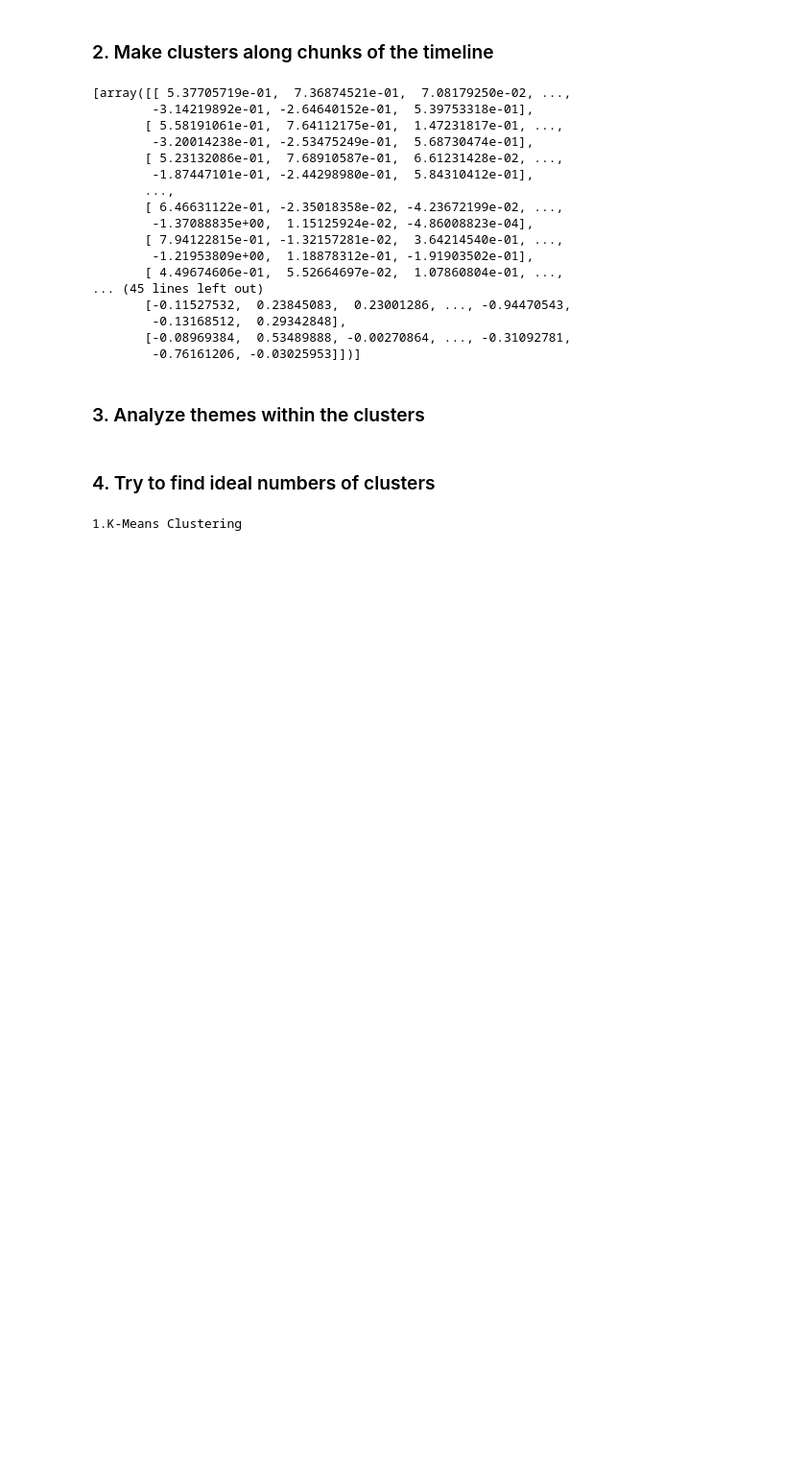
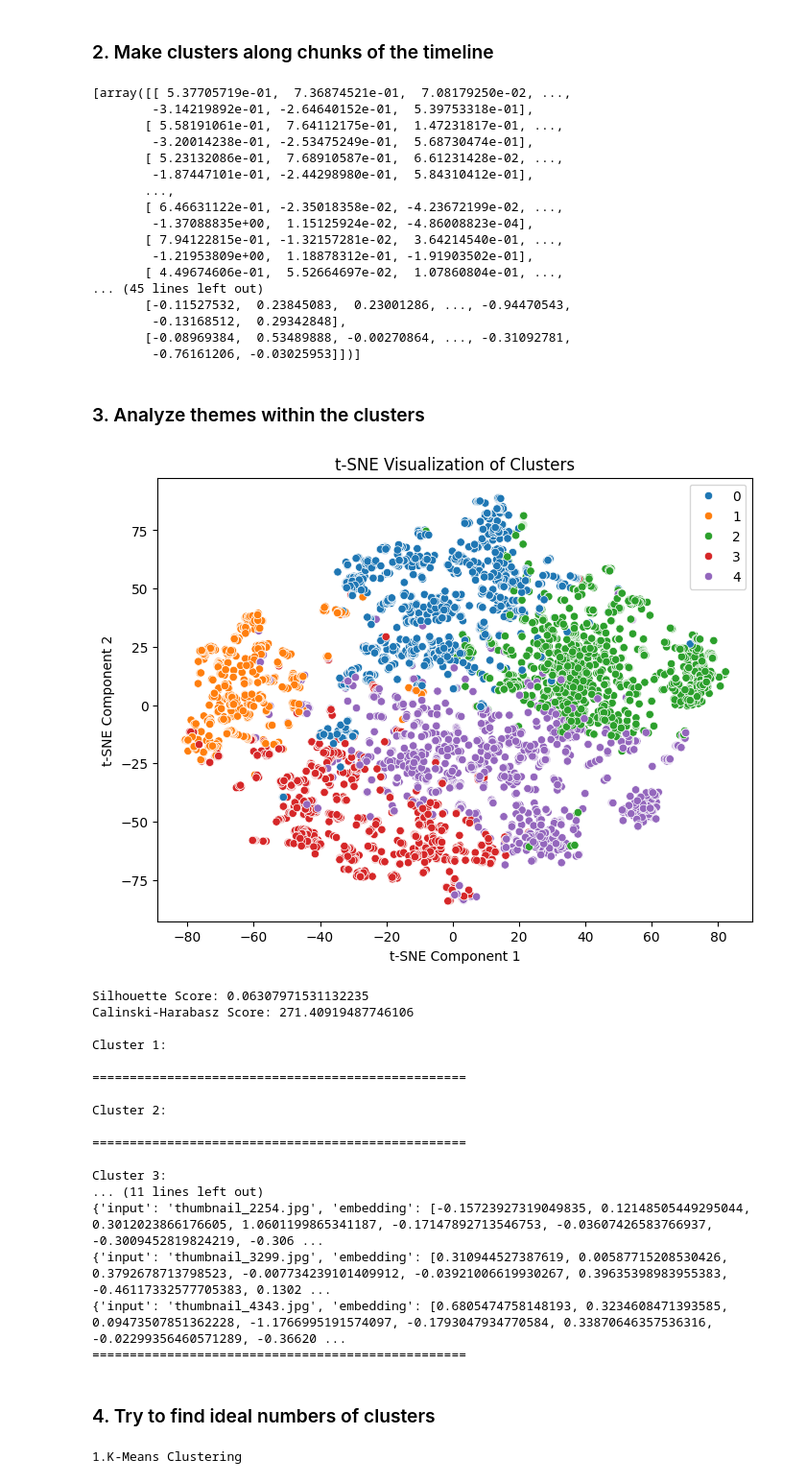
Before and after one commit to Pckay4058/embed-7, a Jupyter notebook: group_7_embed.ipynb, the cells around one changed output. Shown at 96% size. Saved outputs shown, nothing was run; the diff lists cells and outputs as text; code cells hidden in the pictures; blank space fills up the shorter version.

Commit message:
Updating Section 3 and Movie Summary

```diff
--- a/group_7_embed.ipynb
+++ b/group_7_embed.ipynb
@@ -94,6 +93,71 @@ print(chunk_embeddings)
         -0.76161206, -0.03025953]])]
 # %% [markdown]
 ### 3. Analyze themes within the clusters
+# %%
+# Perform KMeans clustering
+num_clusters = 5
+kmeans = KMeans(n_clusters=num_clusters, random_state=42)
+cluster_labels = kmeans.fit_predict(embeddings)
+
+# Visualize clusters using t-SNE
+tsne = TSNE(n_components=2, random_state=42)
+embeddings_2d = tsne.fit_transform(embeddings)
+
+plt.figure(figsize=(8, 6))
+sns.scatterplot(x=embeddings_2d[:, 0], y=embeddings_2d[:, 1], hue=cluster_labels, palette="tab10", legend="full")
+plt.title("t-SNE Visualization of Clusters")
+plt.xlabel("t-SNE Component 1")
+plt.ylabel("t-SNE Component 2")
+plt.show()
+
+# Evaluate clusters
+silhouette_avg = silhouette_score(embeddings, cluster_labels)
+c_score = calinski_harabasz_score(embeddings, cluster_labels)
+print("Silhouette Score:", silhouette_avg)
+print("Calinski-Harabasz Score:", c_score)
+
+ # Interpret clusters
+ # for i in range(num_clusters):
+ #     print(f"\nCluster {i+1}:\n")
+ #     for j, chunk in enumerate(chunk_movie_embeddings):
+ #         cluster_indices = np.where(cluster_labels[j] == i)[0]
+ #         cluster_data = chunk[cluster_indices]
+ #         for movie in cluster_data:
+ #             print(movie['title'])
+ #     print("="*50)
+
+for i in range(num_clusters):
+    print(f"\nCluster {i+1}:\n")
+    for j, chunk in enumerate(chunk_movie_embeddings):
+        cluster_indices = np.where(cluster_labels[j] == i)[0]
+        cluster_data = chunk[cluster_indices]
+        for movie in cluster_data:
+            print(movie)
+    print("="*50)
+
+
+
+# 5. Extract themes (manually)
+# Based on the movies within each cluster, identify common themes or topics that represent that cluster.
+# %% [output]
+[figure, added]
+Silhouette Score: 0.06307971531132235
+Calinski-Harabasz Score: 271.40919487746106
+
+Cluster 1:
+
+==================================================
+
+Cluster 2:
+
+==================================================
+
+Cluster 3:
+... (11 lines left out)
+{'input': 'thumbnail_2254.jpg', 'embedding': [-0.15723927319049835, 0.12148505449295044, 0.3012023866176605, 1.0601199865341187, -0.17147892713546753, -0.03607426583766937, -0.3009452819824219, -0.306 ...
+{'input': 'thumbnail_3299.jpg', 'embedding': [0.310944527387619, 0.00587715208530426, 0.3792678713798523, -0.007734239101409912, -0.03921006619930267, 0.39635398983955383, -0.46117332577705383, 0.1302 ...
+{'input': 'thumbnail_4343.jpg', 'embedding': [0.6805474758148193, 0.3234608471393585, 0.09473507851362228, -1.1766995191574097, -0.1793047934770584, 0.33870646357536316, -0.02299356460571289, -0.36620 ...
+==================================================
 # %% [markdown]
 ### 4. Try to find ideal numbers of clusters
 # %%
```
Also changed, not shown: parts of 2 cells of this notebook, 1 other file.
